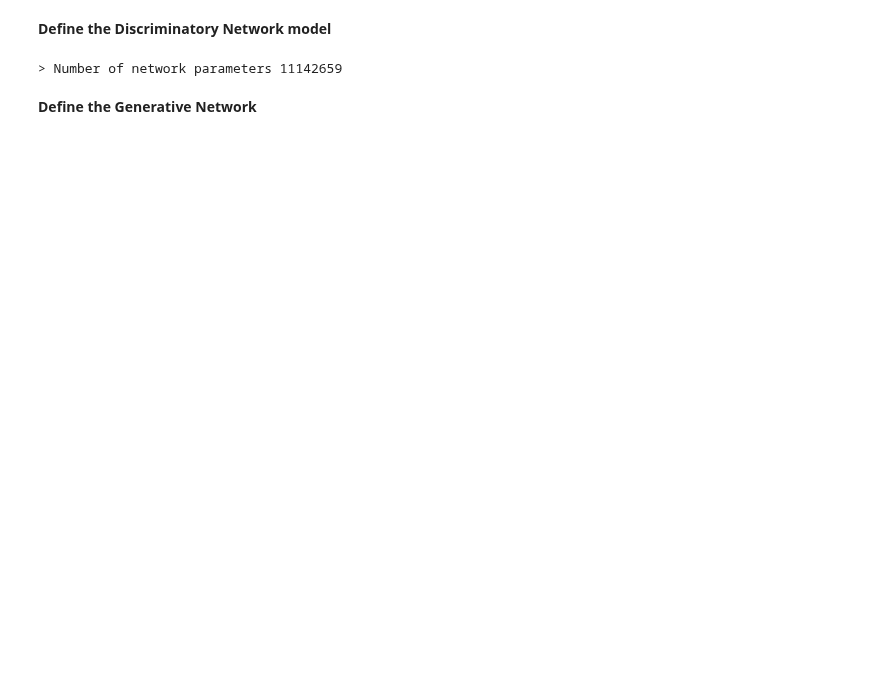
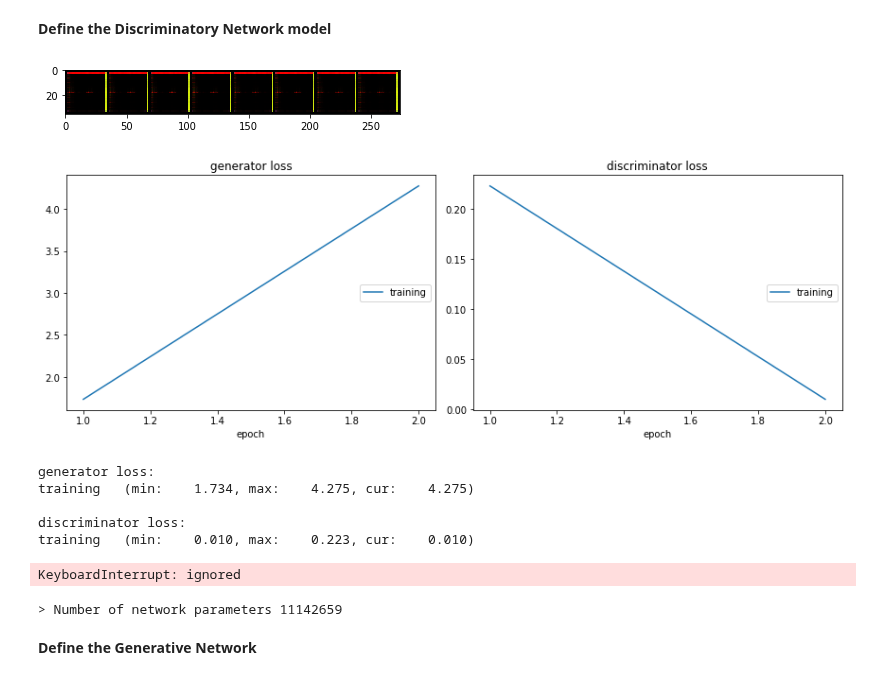
Before and after one commit to jakey1610/MachineLearningL3, a Jupyter notebook: notes.ipynb, the cells around one changed output. Saved outputs shown, nothing was run; the diff lists cells and outputs as text; code cells hidden in the pictures; blank space fills up the shorter version.

```diff
--- a/notes.ipynb
+++ b/notes.ipynb
@@ -2,6 +2,59 @@
 <a href="https://colab.research.google.com/github/jakey1610/MachineLearningL3/blob/master/notes.ipynb" target="_parent"><img src="https://colab.research.google.com/assets/colab-badge.svg" alt="Open In Colab"/></a>
 # %% [markdown]
 **Define the Discriminatory Network model**
+# %%
+# training loop
+while (epoch<50):
+
+    # arrays for metrics
+    gen_loss_arr = np.zeros(0)
+    dis_loss_arr = np.zeros(0)
+
+    # iterate over some of the train dateset
+    for i in range(100):
+        # train discriminator
+        for j in range(5):
+            x,t = next(test_iterator)
+            x,t = x.to(device), t.to(device)
+            optimiser_D.zero_grad()
+            g = GN.generate(torch.randn(x.size(0), 100, 1, 1).to(device))
+            l_r = bce_loss(DN.discriminate(x).mean(), torch.ones(1)[0].to(device)) # real -> 1
+            l_f = bce_loss(DN.discriminate(g.detach()).mean(), torch.zeros(1)[0].to(device)) #  fake -> 0
+            loss_d = (l_r + l_f)/2.0
+            loss_d.backward()
+            optimiser_D.step()
+
+        # train generator
+        x,t = next(train_iterator)
+        x,t = x.to(device), t.to(device)
+        optimiser_G.zero_grad()
+        g = GN.generate(torch.randn(x.size(0), 100, 1, 1).to(device))
+        loss_g = bce_loss(DN.discriminate(g).mean(), torch.ones(1)[0].to(device)) # fake -> 1
+        loss_g.backward()
+        optimiser_G.step()
+
+        gen_loss_arr = np.append(gen_loss_arr, loss_g.item())
+        dis_loss_arr = np.append(dis_loss_arr, loss_d.item())
+
+    # plot some examples
+    plt.grid(False)
+    plt.imshow(torchvision.utils.make_grid(g).cpu().data.permute(0,2,1).contiguous().permute(2,1,0), cmap=plt.cm.binary)
+
+    liveplot.update({
+        'generator loss': gen_loss_arr.mean(),
+        'discriminator loss': dis_loss_arr.mean()
+    })
+    liveplot.draw()
+    epoch = epoch+1
+# %% [output]
+[figure, added]
+[figure, added]
+generator loss:
+training   (min:    1.734, max:    4.275, cur:    4.275)
+
+discriminator loss:
+training   (min:    0.010, max:    0.223, cur:    0.010)
+KeyboardInterrupt: ignored
 # %%
 # define the discriminatory model
 class DiscNet(nn.Module):
```
